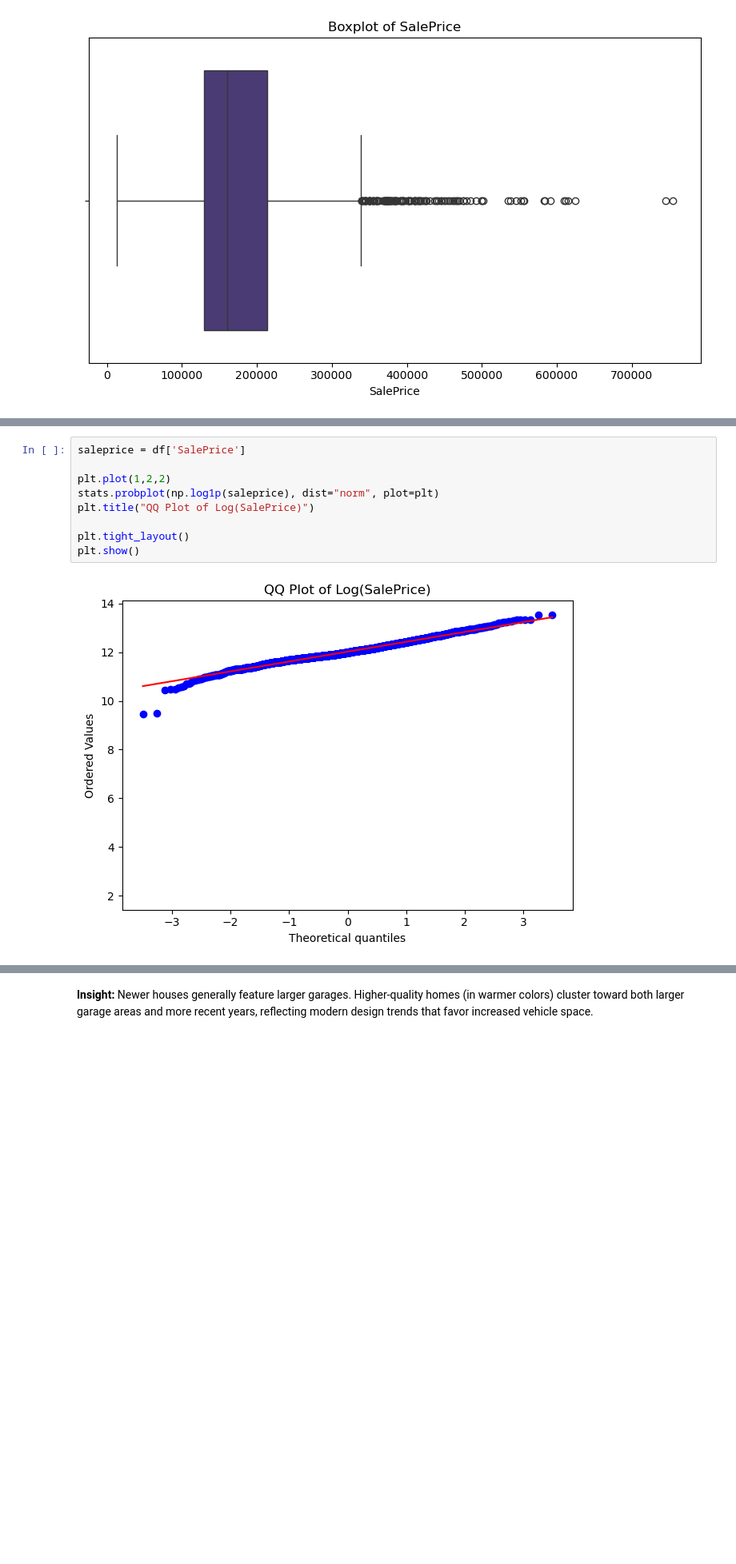
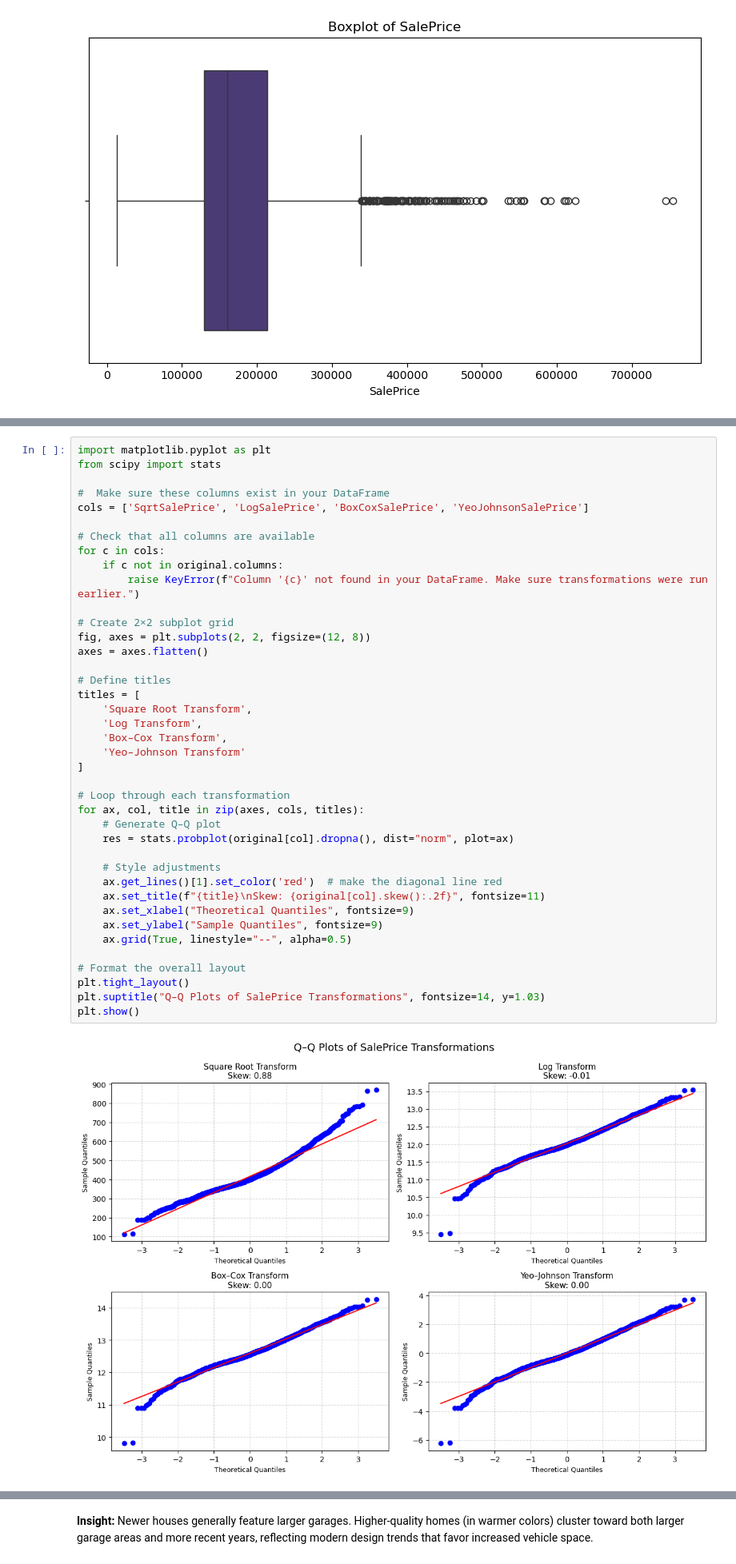
Before and after one commit to i-demetriou/dsc510-group-project, a Jupyter notebook: dsc510.theofanous.alexandrou.demetriou.ipynb, the cells around one changed output, grey strips where cells are left out. Shown at 80% size. Cells and saved outputs as stored; diff of their text form; blank space fills up the shorter version.

```diff
--- a/dsc510.theofanous.alexandrou.demetriou.ipynb
+++ b/dsc510.theofanous.alexandrou.demetriou.ipynb
@@ -855,12 +877,43 @@ plt.show()
 # %%
-saleprice = df['SalePrice']
+import matplotlib.pyplot as plt
+from scipy import stats
 
-plt.plot(1,2,2)
-stats.probplot(np.log1p(saleprice), dist="norm", plot=plt)
-plt.title("QQ Plot of Log(SalePrice)")
+#  Make sure these columns exist in your DataFrame
+cols = ['SqrtSalePrice', 'LogSalePrice', 'BoxCoxSalePrice', 'YeoJohnsonSalePrice']
 
+# Check that all columns are available
+for c in cols:
+    if c not in original.columns:
+        raise KeyError(f"Column '{c}' not found in your DataFrame. Make sure transformations were run earlier.")
+
+# Create 2×2 subplot grid
+fig, axes = plt.subplots(2, 2, figsize=(12, 8))
+axes = axes.flatten()
+
+# Define titles
+titles = [
+    'Square Root Transform',
+    'Log Transform',
+    'Box–Cox Transform',
+    'Yeo–Johnson Transform'
+]
+
+# Loop through each transformation
+for ax, col, title in zip(axes, cols, titles):
+    # Generate Q–Q plot
+    res = stats.probplot(original[col].dropna(), dist="norm", plot=ax)
+
+    # Style adjustments
+    ax.get_lines()[1].set_color('red')  # make the diagonal line red
+    ax.set_title(f"{title}\nSkew: {original[col].skew():.2f}", fontsize=11)
+    ax.set_xlabel("Theoretical Quantiles", fontsize=9)
+    ax.set_ylabel("Sample Quantiles", fontsize=9)
+    ax.grid(True, linestyle="--", alpha=0.5)
+
+# Format the overall layout
 plt.tight_layout()
+plt.suptitle("Q–Q Plots of SalePrice Transformations", fontsize=14, y=1.03)
 plt.show()
 # %% [output]
-[figure, old version]
+[figure, new version]
 # %% [markdown]
```
Also changed, not shown: parts of 11 cells of this notebook.
